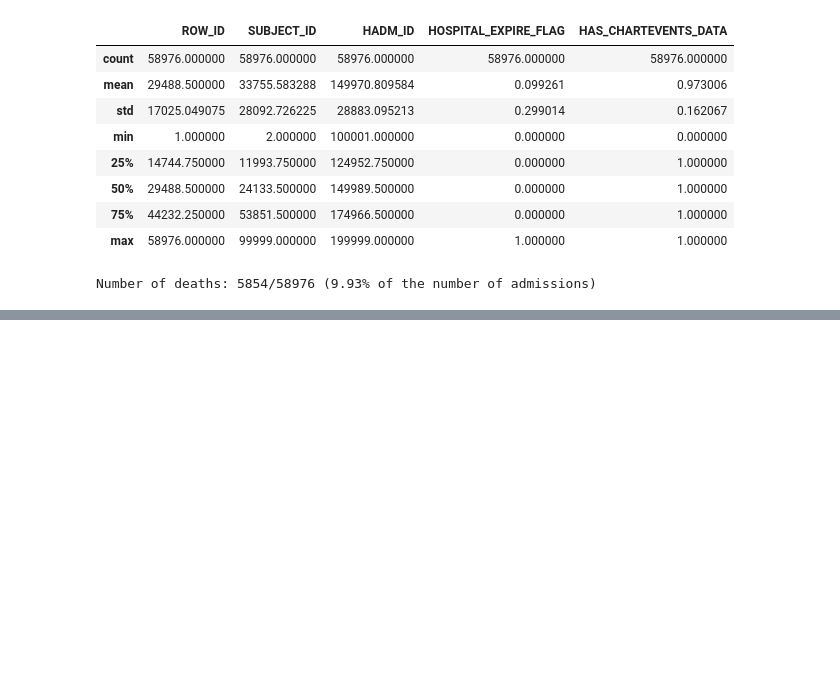
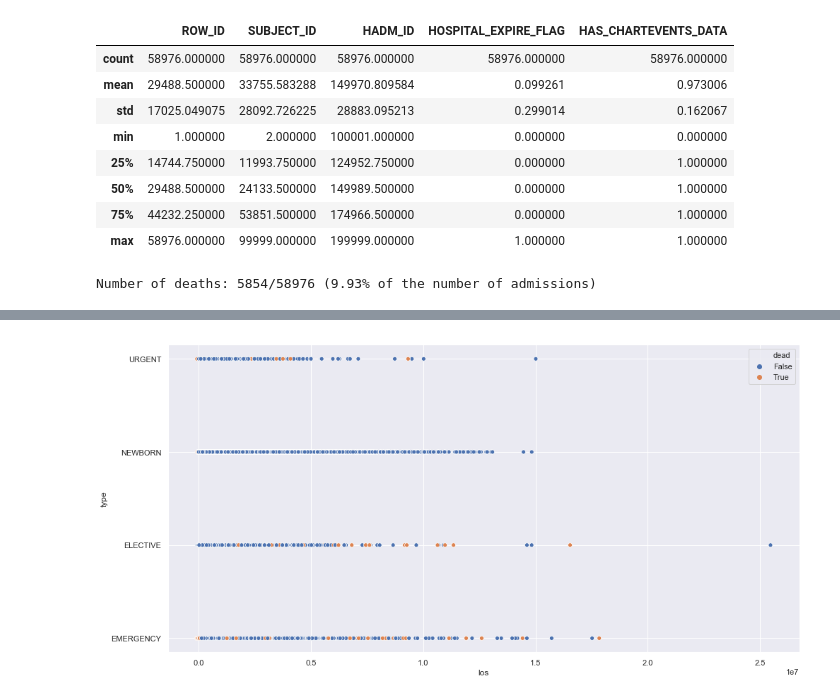
Before and after one commit to msramalho/fcup-bdcc, a Jupyter notebook: p2/BDCC_p2_dask.ipynb, the cells around one changed output, grey strips where cells are left out. Drawn from its saved outputs; the diff is of its cells as text; code cells hidden in the pictures; blank space fills up the shorter version.

```diff
--- a/p2/BDCC_p2_dask.ipynb
+++ b/p2/BDCC_p2_dask.ipynb
@@ -232,0 +185,6 @@ ds.join(events, on="HADM_ID")
+# %%
+df_los = (df_a.DISCHTIME - df_a.ADMITTIME).dt.total_seconds().compute().to_frame()
+df_los.columns = ["los"]
+df_los["HADM_ID"] = df_a.HADM_ID
+df_los["dead"] = df_a.DEATHTIME.notnull()
+df_los["type"] = df_a.ADMISSION_TYPE
@@ -232,0 +200,5 @@ ds.join(events, on="HADM_ID")
+# %%
+plt.figure(figsize=(16,8))
+sns.scatterplot(x="los", y="type", hue="dead", legend="full", data=df_los);
+# %% [output]
+[figure, added]
```
Also changed, not shown: parts of 67 cells of this notebook.
